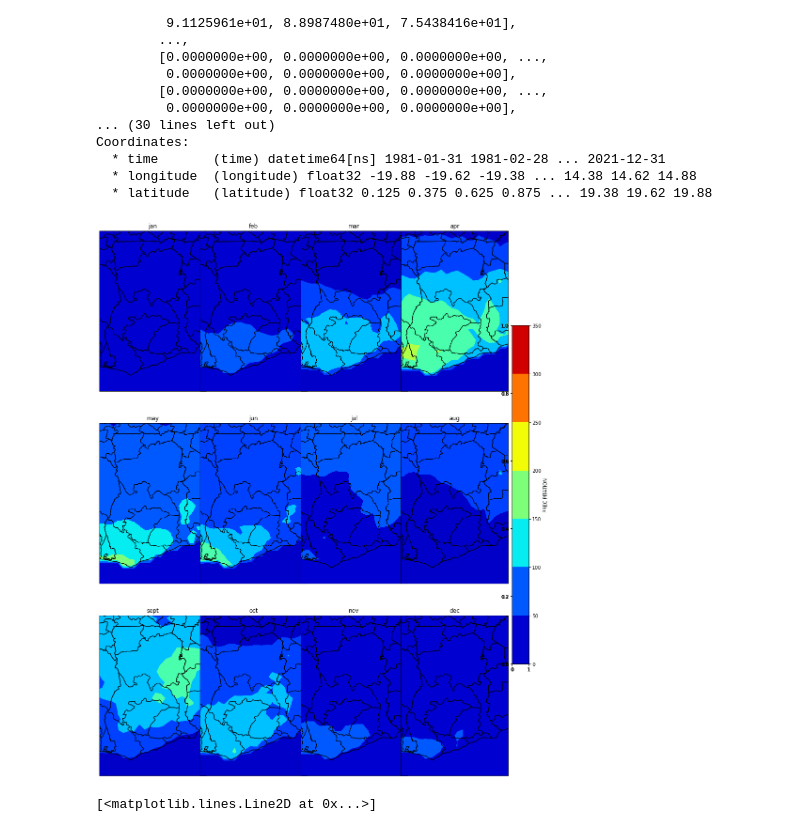
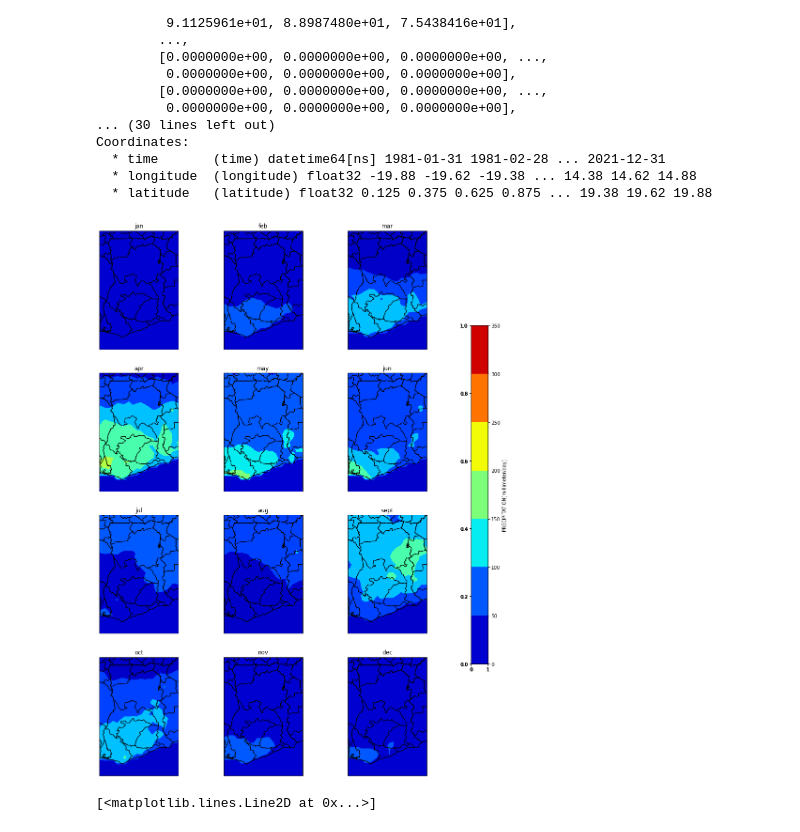
Before and after one commit to theobassaw21/tutorial-, a Jupyter notebook: monthly distribution of rainfall.ipynb, the cells around one changed output. Drawn from its saved outputs; the diff is of its cells as text; code cells hidden in the pictures.

```diff
--- a/monthly distribution of rainfall.ipynb
+++ b/monthly distribution of rainfall.ipynb
@@ -72,28 +76,28 @@ month_clim=mon.groupby('time.month').mean('time')
 # %%
 s=month_clim
 # %%
-fig,axes=plt.subplots(3,4,figsize=(20,20),subplot_kw={'projection':ccrs.PlateCarree()})
-ax = axes.flatten()
+fig,ax=plt.subplots(4,3,figsize=(20,20),subplot_kw={'projection':ccrs.PlateCarree()})
+ax = ax.flatten()
 
 month_names=['jan','feb','mar','apr','may','jun','jul','aug','sept','oct','nov','dec']
 for i in range(12):
     ax[i].add_feature(cf.COASTLINE,zorder = 2)
     ax[i].add_feature(cf.BORDERS,zorder = 2)
    # ax[i].add_feature(cf.RIVERS,zorder = 2)
     ax[i].add_feature(cf.STATES,zorder = 2)
     #ax[i].add_feature(cf.LAKES,zorder = 4)
    # ax[i].add_feature(cf.OCEAN,zorder = 2,color='blue')
     ax[i].set_extent([-3.5,1.5,4,11.5])
     ax[i].set_title(month_names[i])
     #ax.set_title('MONTHLY DISTRIBUTION OF RAINFALL')
     cb=ax[i].contourf(s.longitude,s.latitude,s[i],transform=ccrs.PlateCarree(),cmap='jet')
     color_bar = fig.add_axes([0.82,0.29,0.025,0.5])
 
-fig.colorbar(cb,cax=color_bar,label='PRECIPITATION')
+fig.colorbar(cb,cax=color_bar,label='PRECIPITATION[millimeter/day]')
 plt.subplots_adjust(wspace=-0.55,top=0.93)
 #plt.savefig('precip.jpeg')
 # %% [output]
-[figure, old version]
+[figure, new version]
 # %%
 
 time_s=s.sel(longitude=slice(-3.5,1.5),latitude=slice(4,11.5))
```
Also changed, not shown: parts of 8 cells of this notebook.
